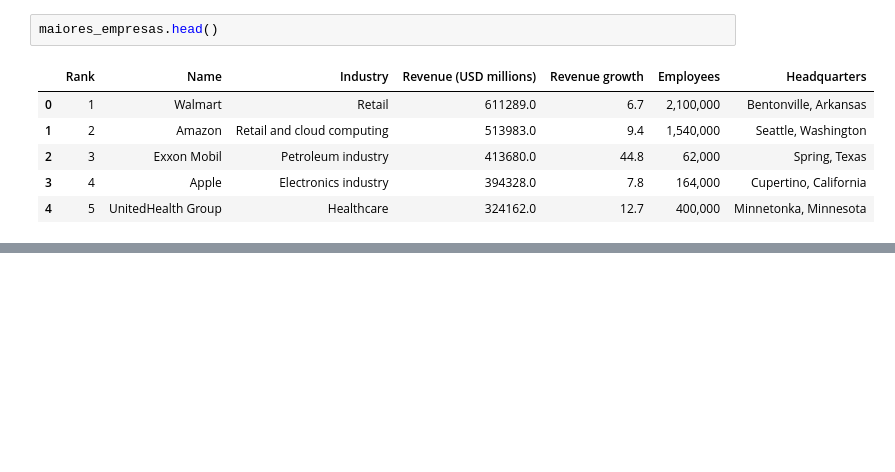
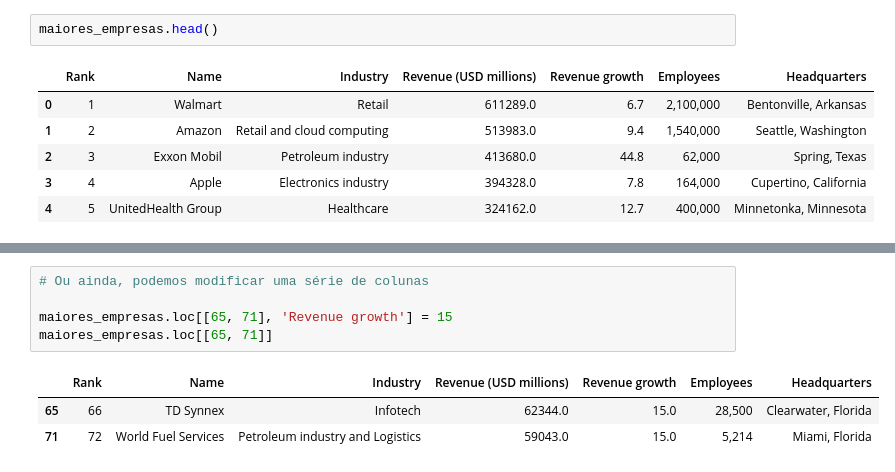
Before and after one commit to LuisOTSG/curso-feadev-python, a Jupyter notebook: Semana 7/Pandas-02.ipynb, the cells around one changed output, grey strips where cells are left out. Drawn from its saved outputs; the diff is of its cells as text; blank space fills up the shorter version.

```diff
--- a/Semana 7/Pandas-02.ipynb
+++ b/Semana 7/Pandas-02.ipynb
@@ -299,3 +299,12 @@ maiores_empresas.loc[(maiores_empresas['Revenue growth']) >= 50]
 | 92 | 93 | Performance Food Group | Food Processing | 47194.0 | 61.6 | 34,825 | Richmond, Virginia |
 | 93 | 94 | PBF Energy | Petroleum industry | 46830.0 | 71.8 | 3,616 | Parsippany–Troy Hills, New Jersey |
 | 97 | 98 | United Airlines | Airline | 44955.0 | 82.5 | 92,795 | Chicago, Illinois |
+# %%
+# Ou ainda, podemos modificar uma série de colunas
+
+maiores_empresas.loc[[65, 71], 'Revenue growth'] = 15
+maiores_empresas.loc[[65, 71]]
+# %% [output]
+|  | Rank | Name | Industry | Revenue (USD millions) | Revenue growth | Employees | Headquarters |
+| 65 | 66 | TD Synnex | Infotech | 62344.0 | 15.0 | 28,500 | Clearwater, Florida |
+| 71 | 72 | World Fuel Services | Petroleum industry and Logistics | 59043.0 | 15.0 | 5,214 | Miami, Florida |
```
Also changed, not shown: parts of 8 cells of this notebook.
